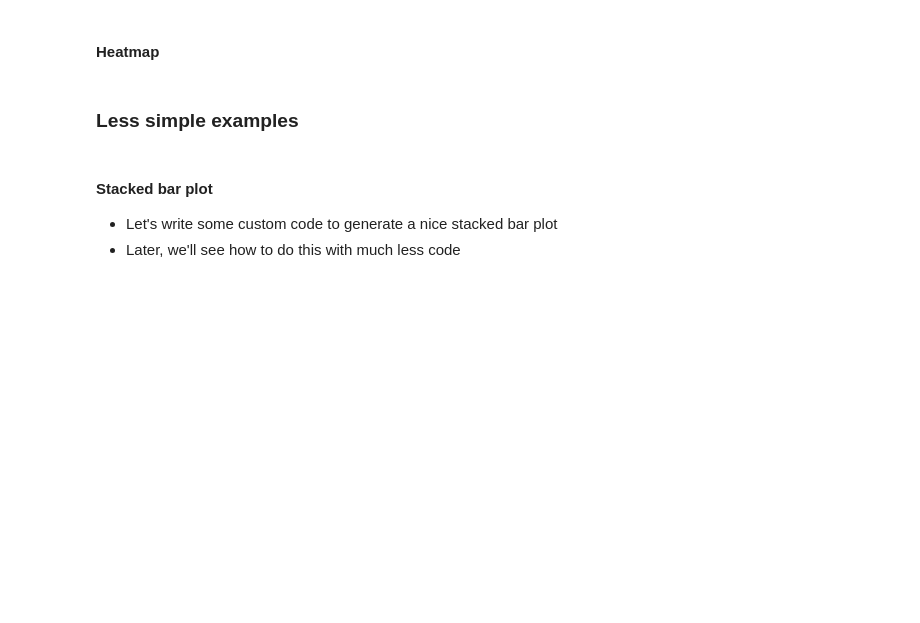
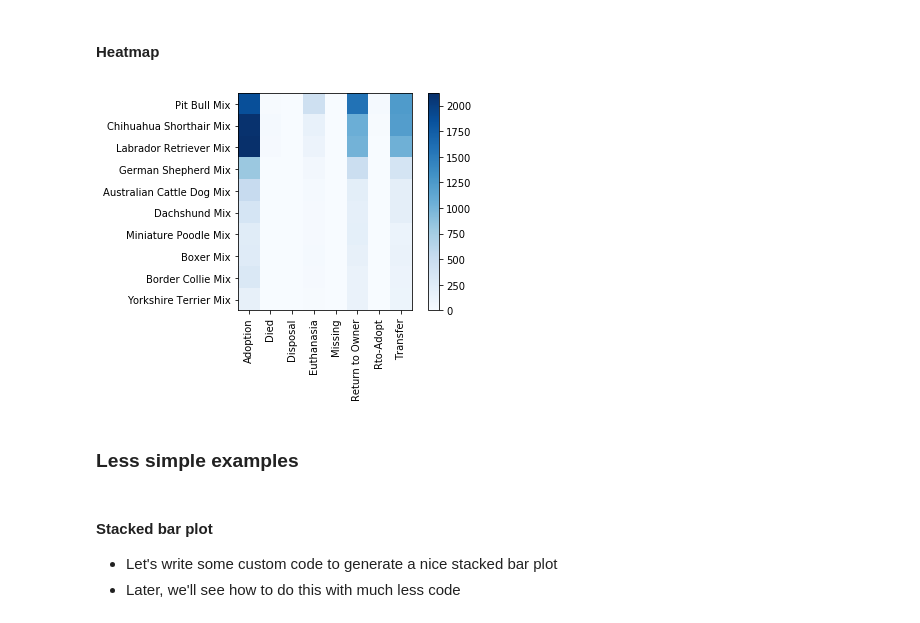
Before and after one commit to tyarkoni/SSI2018, a Jupyter notebook: notebooks/Day 3 - Exploring and analyzing data in Python.ipynb, the cells around one changed output. Cells and saved outputs as stored; diff of their text form; code cells hidden in the pictures; blank space fills up the shorter version.

```diff
--- a/notebooks/Day 3 - Exploring and analyzing data in Python.ipynb
+++ b/notebooks/Day 3 - Exploring and analyzing data in Python.ipynb
@@ -164,10 +277,12 @@ plt.legend()
 #### Heatmap
 # %%
 # # A heatmap of the crosstab we made earlier
-plt.imshow(nctab[:10], cmap='Blues')
+plt.imshow(ctab[:10], cmap='Blues')
 plt.yticks(np.arange(10), ctab[:10].index)
-plt.xticks(np.arange(8), ctab.columns, rotation=90)
+plt.xticks(np.arange(8), ctab.columns, rotation=90);
 plt.colorbar();
+# %% [output]
+[figure, added]
 # %% [markdown]
 ### Less simple examples
 # %% [markdown]
```
Also changed, not shown: parts of 31 cells of this notebook, 1 other file.
